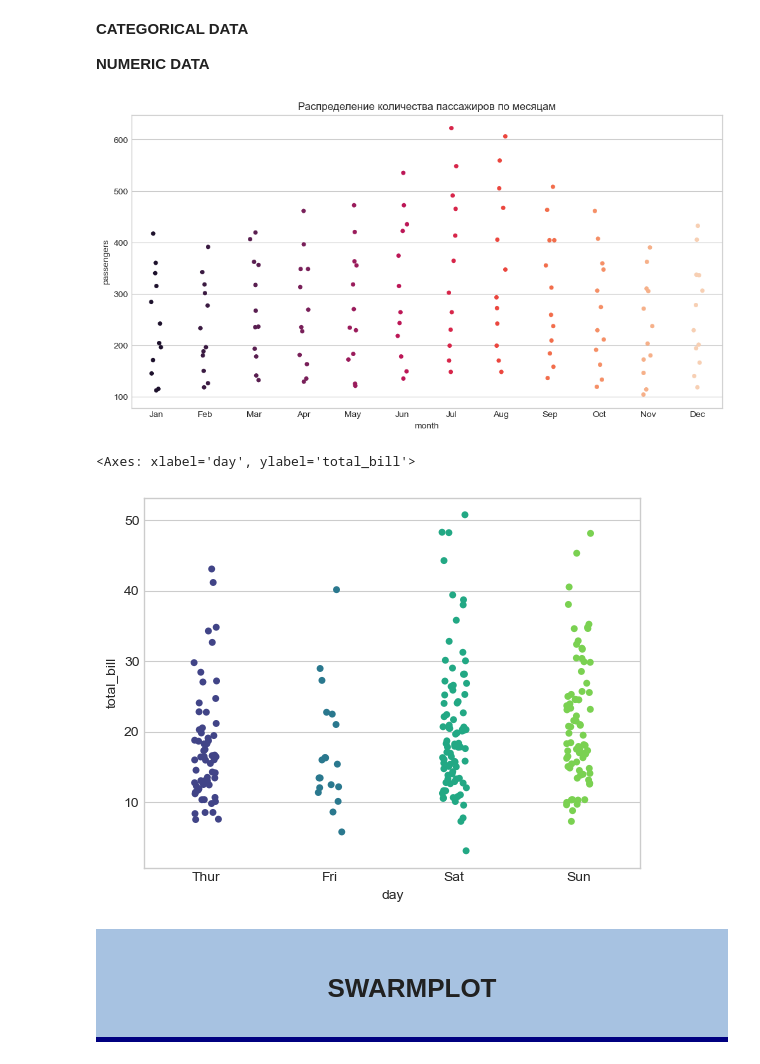
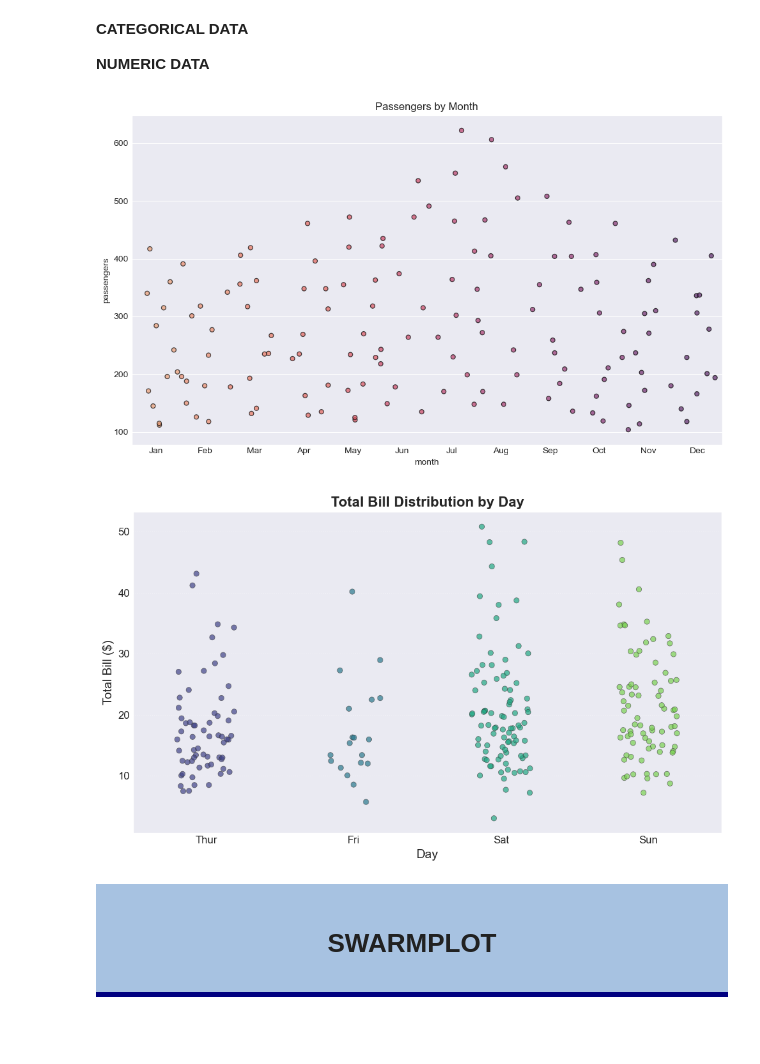
Before and after one commit to artempanush/something_useful, a Jupyter notebook: Plots Storage.ipynb, the cells around one changed output. Drawn from its saved outputs; the diff is of its cells as text; code cells hidden in the pictures; blank space fills up the shorter version.

```diff
--- a/Plots Storage.ipynb
+++ b/Plots Storage.ipynb
@@ -395,8 +411,12 @@ NUMERIC VALUES
 CATEGORICAL VALUES
 </b>
 # %%
-plt.figure(figsize=(10, 6))
-sns.violinplot(x='day', y='total_bill', data=tips, palette='viridis')
+sns.set_style("darkgrid")
+plt.figure(figsize=(9, 6))
+sns.violinplot(x='day', y='total_bill', data=tips, palette='magma', inner='box')
 plt.title('Distribution of the total bill amount by day of the week')
+plt.xticks(fontsize=10)
+plt.yticks(fontsize=10)
+plt.tight_layout()
 plt.show()
 # %% [output]
@@ -509,17 +530,44 @@ A scatter chart that shows the distribution of a single numeric variable for dif
 
 <b>NUMERIC DATA</b>
 # %%
-plt.figure(figsize=(12, 6))
-sns.stripplot(x='month', y='passengers', data=flights, palette='rocket')
-plt.title('Распределение количества пассажиров по месяцам')
+plt.figure(figsize=(10, 6))
+sns.stripplot(x='month', y='passengers', data=flights, palette="flare", jitter=0.5, size=5, alpha=0.7, linewidth=0.9, edgecolor='black')
+# medians = flights.groupby('month')['passengers'].median()
+# for month, median in medians.items():
+#     plt.axhline(median, color='black', linestyle='dashed', linewidth=1, alpha=0.8, xmin=0, xmax=0.95)
+#     plt.text(flights[flights['month'] == month].iloc[0].name, median+10, f'{median:.0f}',
+#               ha='center', va='bottom', color='red', fontsize=10)
+# plt.grid(True, linestyle=':', alpha=0.8)
+plt.title('Passengers by Month')
+plt.tight_layout()
 plt.show()
 # %% [output]
-[figure, old version]
+[figure, new version]
 # %%
-sns.stripplot(x='day', y='total_bill', data=tips, palette='viridis')
+sns.set_palette("tab10")
+plt.figure(figsize=(10, 6))
+
+sns.stripplot(x='day', y='total_bill', data=tips,  palette='viridis',
+              jitter=0.2, size=6, alpha=0.7, edgecolor='gray', linewidth=0.5)
+
+# medians = tips.groupby('day')['total_bill'].median()
+# for day, median in medians.items():
+#     plt.axhline(median, color='black', linestyle='dashed', linewidth=1, xmin=0, xmax=0.95) # xmin and xmax prevent line from overlapping the plot
+#     plt.text(tips[tips['day'] == day].iloc[0].name, median+1, f'{median:.2f}',  # Add median value above the line
+#               ha='center', va='bottom', color='red', fontsize=10)
+
+plt.title('Total Bill Distribution by Day', fontsize=16, fontweight='bold')
+plt.xlabel('Day', fontsize=14)
+plt.ylabel('Total Bill ($)', fontsize=14)
+plt.xticks(fontsize=12)
+plt.yticks(fontsize=12)
+
+# Add a grid for better readability
+plt.grid(True, axis='y', linestyle=':', alpha=0.5)
+plt.tight_layout()
+plt.show()
 # %% [output]
-<Axes: xlabel='day', ylabel='total_bill'>
-[figure, old version]
+[figure, new version]
 # %% [markdown]
 <div style="
   background-color: #a7c2e1;
```
Also changed, not shown: parts of 10 cells of this notebook.
